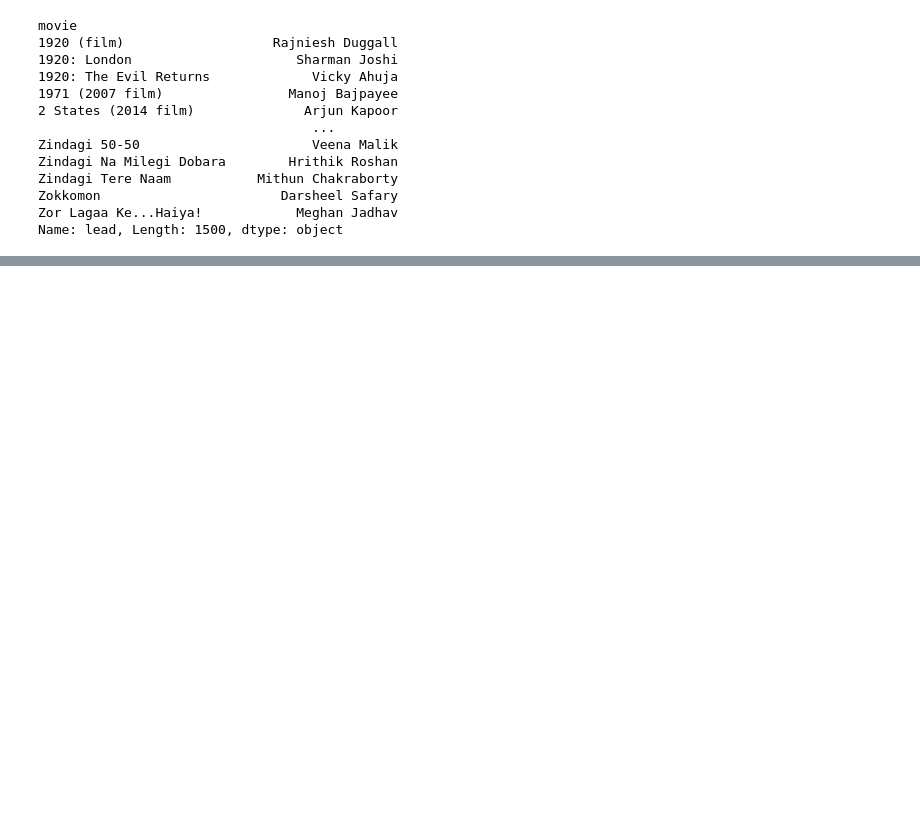
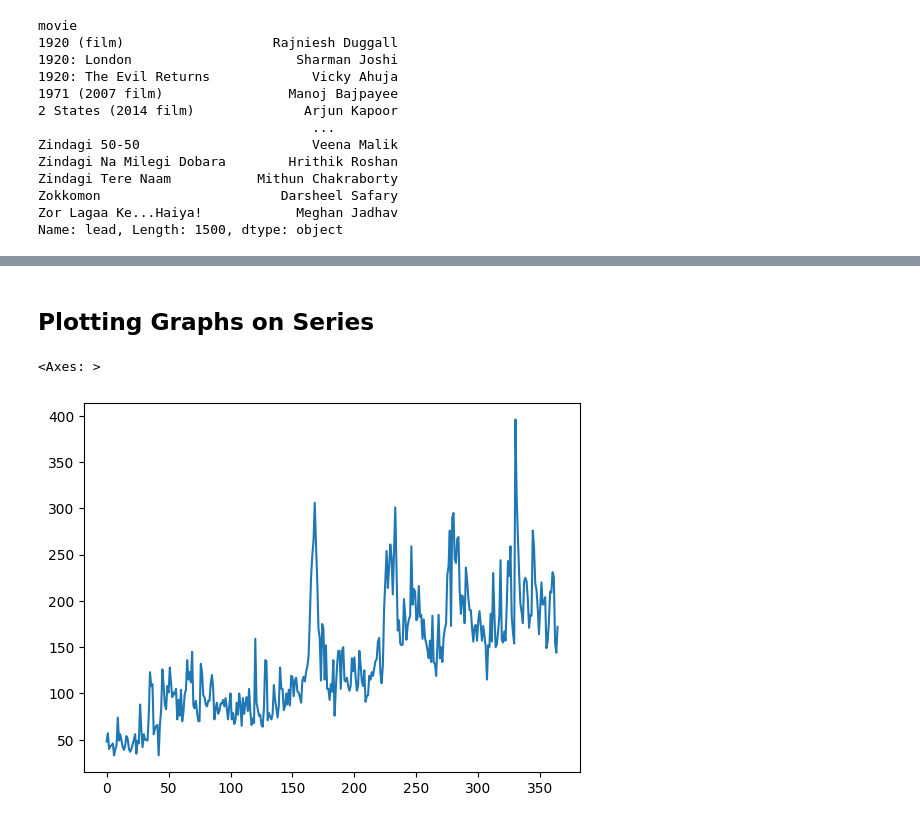
Before and after one commit to danishansari-dev/Python-for-ML, a Jupyter notebook: DSMP_2/Pandas/session-16-pandas-series.ipynb, the cells around one changed output, grey strips where cells are left out. Cells and saved outputs as stored; diff of their text form; code cells hidden in the pictures; blank space fills up the shorter version.

```diff
--- a/DSMP_2/Pandas/session-16-pandas-series.ipynb
+++ b/DSMP_2/Pandas/session-16-pandas-series.ipynb
@@ -130,5 +130,5 @@ type(subs)
 # %% [output]
 pandas.core.frame.DataFrame
 # %%
-# subs = pd.read_csv(r'D:\Code Playground\Python for ML\DSMP_2\Pandas\dataset-session-16\subs.csv').squeeze() # .squeeze() used to
-# type(subs)
+subs = pd.read_csv(r'D:\Code Playground\Python for ML\DSMP_2\Pandas\dataset-session-16\subs.csv').squeeze() # .squeeze() used to
+type(subs)
@@ -328,0 +717,7 @@ Name: lead, Length: 1500, dtype: object
+# %% [markdown]
+## Plotting Graphs on Series
+# %%
+subs.plot()
+# %% [output]
+<Axes: >
+[figure, added]
```
Also changed, not shown: parts of 51 cells of this notebook.
